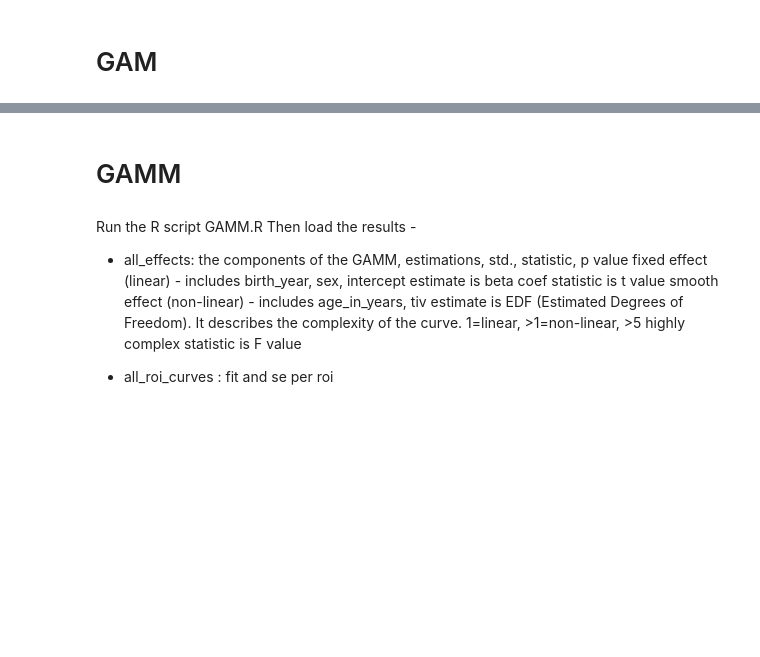
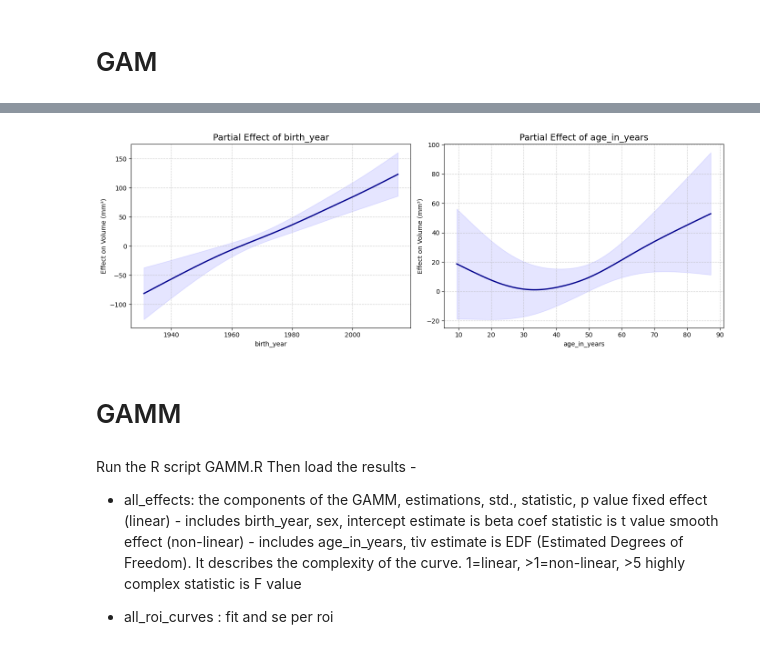
Before and after one commit to GaiaNegev13/legacy_pipe, a Jupyter notebook: scripts/gam.ipynb, the cells around one changed output, grey strips where cells are left out. Saved outputs shown, nothing was run; the diff lists cells and outputs as text; code cells hidden in the pictures; blank space fills up the shorter version.

```diff
--- a/scripts/gam.ipynb
+++ b/scripts/gam.ipynb
@@ -94,25 +137,27 @@ Subjects with >1 scan: 936 (25.2%)
 # %%
-# # --- Visualization ---
-# # We focus on the first two terms: Birth Year and Age
-# fig, axs = plt.subplots(1, 2, figsize=(14, 5))
+# --- Visualization ---
+# We focus on the first two terms: Birth Year and Age
+fig, axs = plt.subplots(1, 2, figsize=(14, 5))
 
-# for i, ax in enumerate(axs):
-#     # generate_X_grid creates a range of values for the term 'i'
-#     # while keeping other variables at their mean/mode
-#     XX = gam.generate_X_grid(term=i)
-#     pdep, confi = gam.partial_dependence(term=i, width=.95)
+for i, ax in enumerate(axs):
+    # generate_X_grid creates a range of values for the term 'i'
+    # while keeping other variables at their mean/mode
+    XX = gam.generate_X_grid(term=i)
+    pdep, confi = gam.partial_dependence(term=i, width=.95)
 
-#     ax.plot(XX[:, i], pdep, color='darkblue', lw=2)
-#     ax.fill_between(XX[:, i], confi[:, 0], confi[:, 1], color='blue', alpha=0.1)
+    ax.plot(XX[:, i], pdep, color='darkblue', lw=2)
+    ax.fill_between(XX[:, i], confi[:, 0], confi[:, 1], color='blue', alpha=0.1)
 
-#     # Use our feature_names list to set correct titles
-#     ax.set_title(f'Partial Effect of {feature_names[i]}', fontsize=14)
-#     ax.set_xlabel(feature_names[i])
-#     ax.set_ylabel('Effect on Volume (mm³)')
-#     ax.grid(True, ls='--', alpha=0.6)
+    # Use our feature_names list to set correct titles
+    ax.set_title(f'Partial Effect of {feature_names[i]}', fontsize=14)
+    ax.set_xlabel(feature_names[i])
+    ax.set_ylabel('Effect on Volume (mm³)')
+    ax.grid(True, ls='--', alpha=0.6)
 
-# plt.tight_layout()
-# plt.show()
+plt.tight_layout()
+plt.show()
+# %% [output]
+[figure, added]
 # %% [markdown]
 # GAMM
 # %% [markdown]
```
Also changed, not shown: parts of 16 cells of this notebook, 2 other files.
